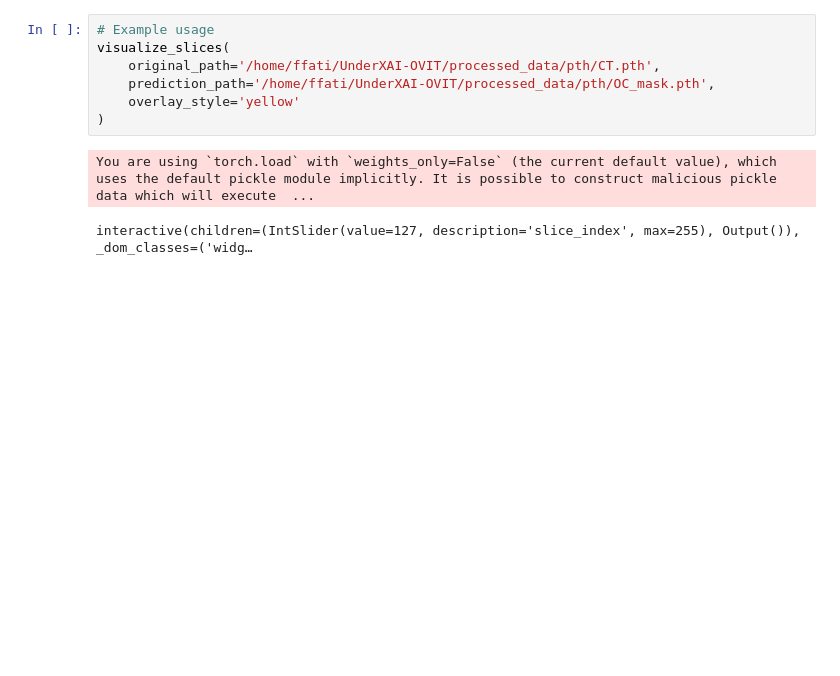
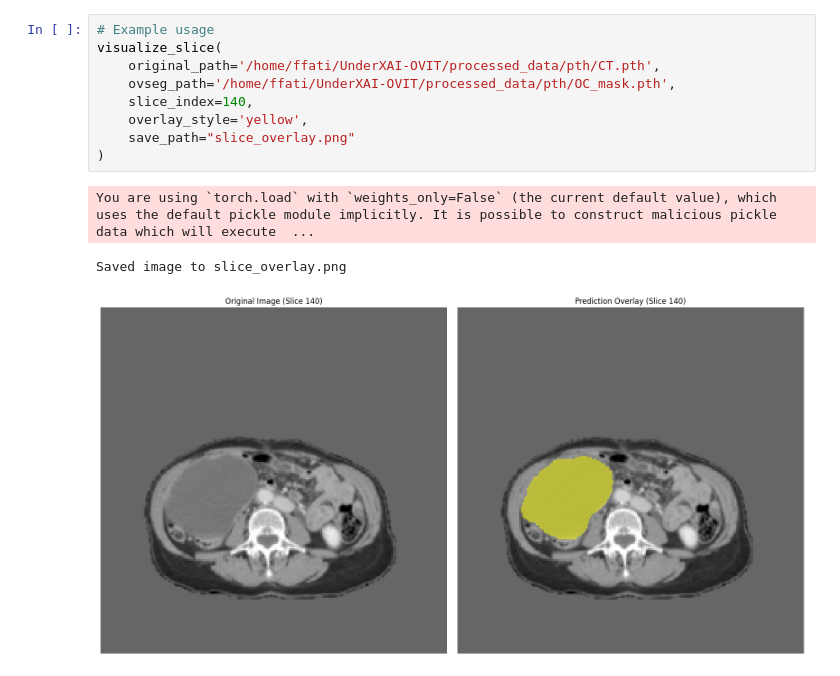
Before and after one commit to FrancescaFati/UnderXAI-OVIT, a Jupyter notebook: visualization.ipynb, the cells around one changed output. Drawn from its saved outputs; the diff is of its cells as text; blank space fills up the shorter version.

Commit message:
ct overlay png

```diff
--- a/visualization.ipynb
+++ b/visualization.ipynb
@@ -89,10 +93,13 @@ interactive(children=(IntSlider(value=85, description='slice_index', max=170), O
 # %%
 # Example usage
-visualize_slices(
+visualize_slice(
     original_path='/home/ffati/UnderXAI-OVIT/processed_data/pth/CT.pth',
-    prediction_path='/home/ffati/UnderXAI-OVIT/processed_data/pth/OC_mask.pth',
-    overlay_style='yellow'
+    ovseg_path='/home/ffati/UnderXAI-OVIT/processed_data/pth/OC_mask.pth',
+    slice_index=140,
+    overlay_style='yellow',
+    save_path="slice_overlay.png"
 )
 # %% [output]
 You are using `torch.load` with `weights_only=False` (the current default value), which uses the default pickle module implicitly. It is possible to construct malicious pickle data which will execute  ...
-interactive(children=(IntSlider(value=127, description='slice_index', max=255), Output()), _dom_classes=('widg…
+Saved image to slice_overlay.png
+[figure, added]
```
Also changed, not shown: parts of 2 cells of this notebook, 2 other files.
